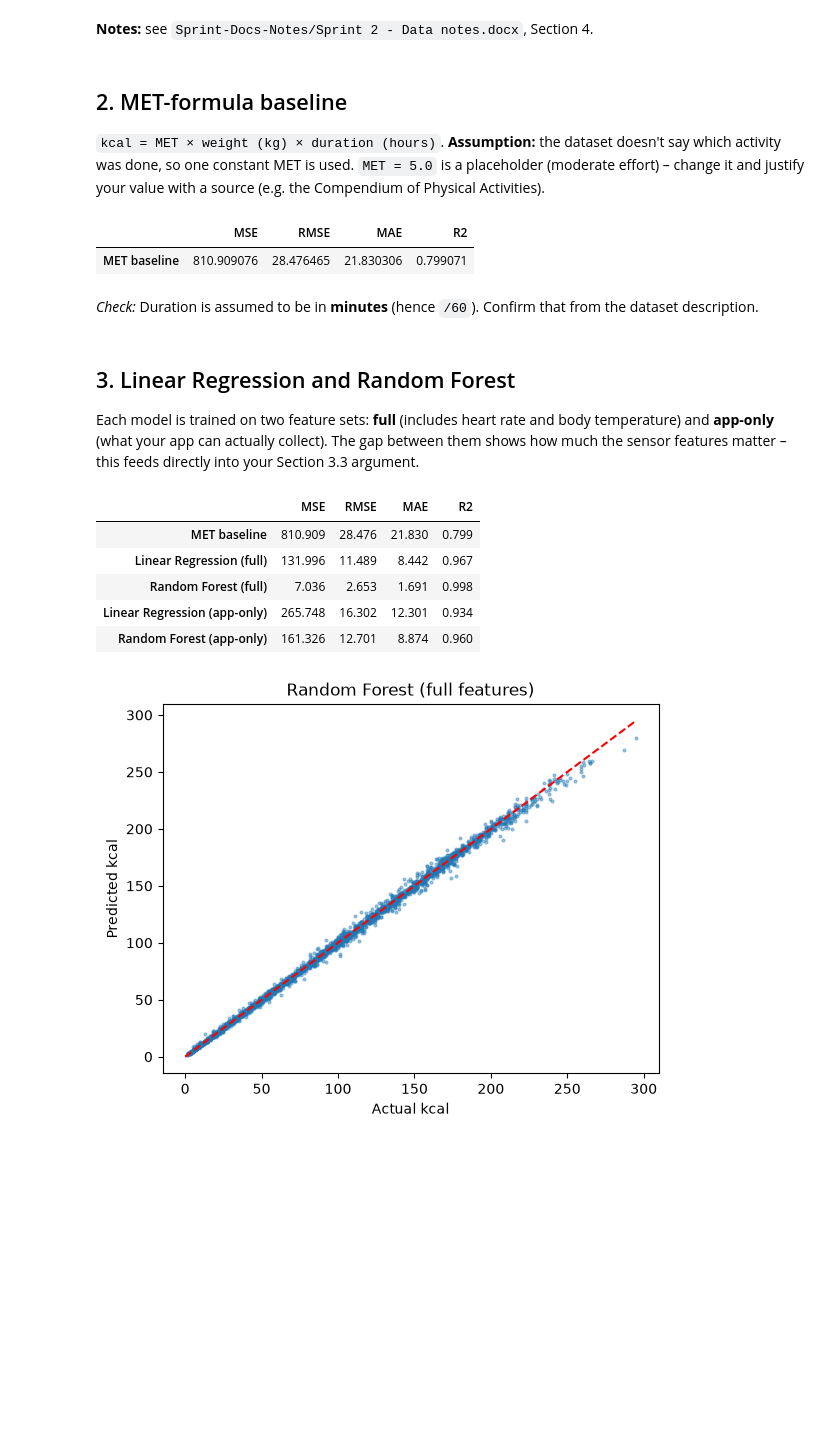
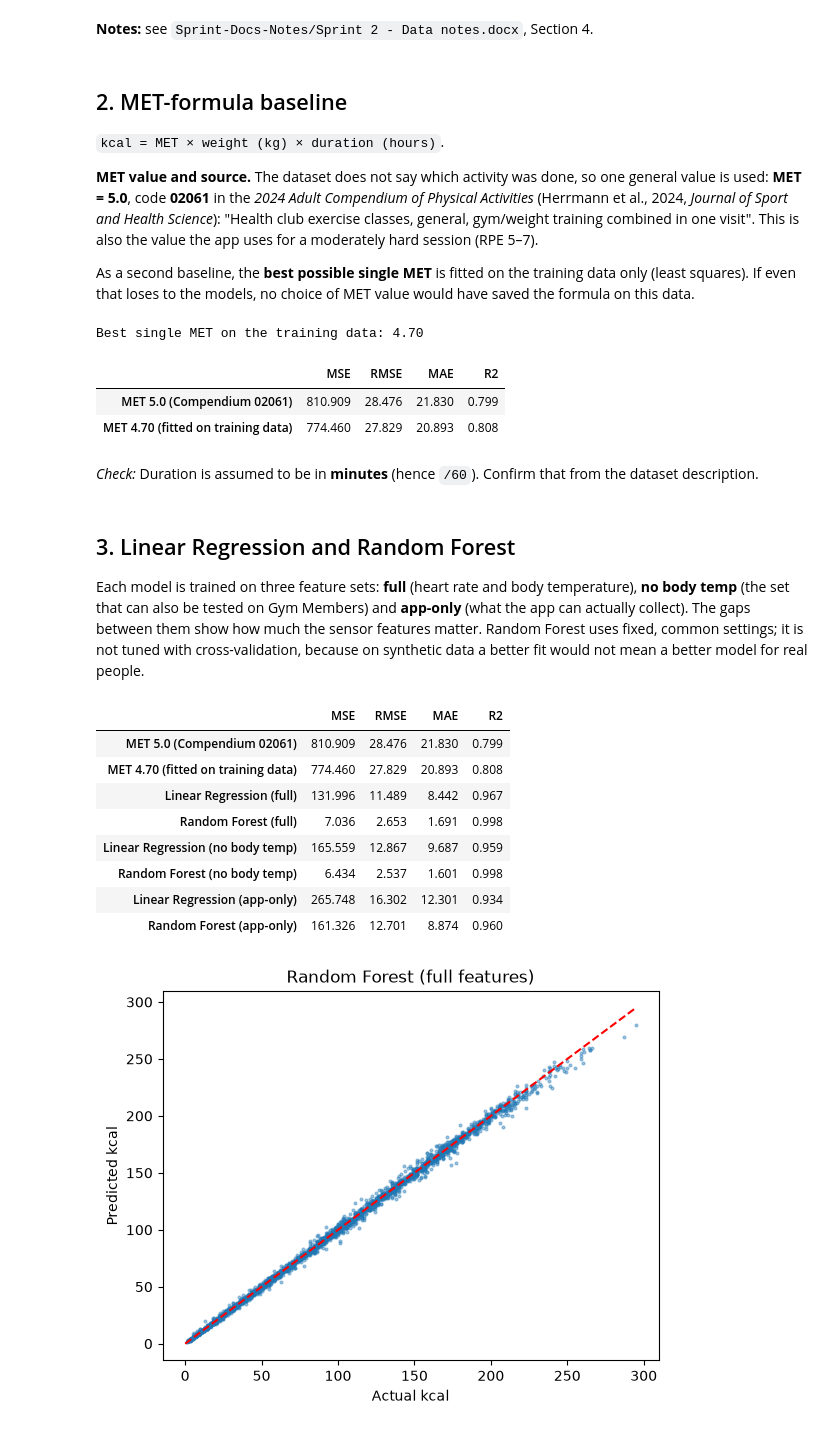
Before and after one commit to gdarslan/AI-GYM-Project, a Jupyter notebook: notebooks/calorie_model_starter.ipynb, the cells around one changed output. Drawn from its saved outputs; the diff is of its cells as text; code cells hidden in the pictures; blank space fills up the shorter version.

```diff
--- a/notebooks/calorie_model_starter.ipynb
+++ b/notebooks/calorie_model_starter.ipynb
@@ -222,11 +222,20 @@ kcal_per_min  Gym median is 2.3x the training median; 32% of Gym rows fall insid
 # %% [markdown]
 ## 2. MET-formula baseline
 `kcal = MET × weight (kg) × duration (hours)`.
-**Assumption:** the dataset doesn't say which activity was done, so one constant MET is used. `MET = 5.0` is a placeholder (moderate effort) – change it and justify your value with a source (e.g. the Compendium of Physical Activities).
+
+**MET value and source.** The dataset does not say which activity was done, so one general value is used:
+**MET = 5.0**, code **02061** in the *2024 Adult Compendium of Physical Activities* (Herrmann et al., 2024,
+*Journal of Sport and Health Science*): "Health club exercise classes, general, gym/weight training combined in one
+visit". This is also the value the app uses for a moderately hard session (RPE 5–7).
+
+As a second baseline, the **best possible single MET** is fitted on the training data only (least squares). If even
+that loses to the models, no choice of MET value would have saved the formula on this data.
 # %%
-MET = 5.0
+MET = 5.0          # 2024 Adult Compendium, code 02061: gym/weight training, general
 FEATURES_FULL = ["Gender", "Age", "Height", "Weight", "Duration", "Heart_Rate", "Body_Temp"]
+FEATURES_NO_TEMP = ["Gender", "Age", "Height", "Weight", "Duration", "Heart_Rate"]   # Gym Members has no body temp
 FEATURES_APP  = ["Gender", "Age", "Height", "Weight", "Duration"]   # what the app can collect without sensors
+FEATURE_SETS = {"full": FEATURES_FULL, "no body temp": FEATURES_NO_TEMP, "app-only": FEATURES_APP}
 TARGET = "Calories"
 
 d = df.copy()
@@ -239,34 +248,52 @@ def scores(y, p):
     return {"MSE": mean_squared_error(y, p), "RMSE": mean_squared_error(y, p) ** .5,
             "MAE": mean_absolute_error(y, p), "R2": r2_score(y, p)}
 
+def met_kcal(rows, met):
+    return met * rows["Weight"] * rows["Duration"] / 60
+
+# best single MET on the training data: least squares through the origin
+x = train["Weight"] * train["Duration"] / 60
+MET_FITTED = float((x * train[TARGET]).sum() / (x ** 2).sum())
+print(f"Best single MET on the training data: {MET_FITTED:.2f}")
+
 results = {}
-results["MET baseline"] = scores(test[TARGET], MET * test["Weight"] * test["Duration"] / 60)
-pd.DataFrame(results).T
+results["MET 5.0 (Compendium 02061)"] = scores(test[TARGET], met_kcal(test, MET))
+results[f"MET {MET_FITTED:.2f} (fitted on training data)"] = scores(test[TARGET], met_kcal(test, MET_FITTED))
+pd.DataFrame(results).T.round(3)
 # %% [output]
+Best single MET on the training data: 4.70
 |  | MSE | RMSE | MAE | R2 |
-| MET baseline | 810.909076 | 28.476465 | 21.830306 | 0.799071 |
+| MET 5.0 (Compendium 02061) | 810.909 | 28.476 | 21.830 | 0.799 |
+| MET 4.70 (fitted on training data) | 774.460 | 27.829 | 20.893 | 0.808 |
 # %% [markdown]
 *Check:* Duration is assumed to be in **minutes** (hence `/60`). Confirm that from the dataset description.
 # %% [markdown]
 ## 3. Linear Regression and Random Forest
-Each model is trained on two feature sets: **full** (includes heart rate and body temperature) and **app-only** (what your app can actually collect). The gap between them shows how much the sensor features matter – this feeds directly into your Section 3.3 argument.
+Each model is trained on three feature sets: **full** (heart rate and body temperature), **no body temp** (the set
+that can also be tested on Gym Members) and **app-only** (what the app can actually collect). The gaps between them
+show how much the sensor features matter. Random Forest uses fixed, common settings; it is not tuned with
+cross-validation, because on synthetic data a better fit would not mean a better model for real people.
 # %%
-models = {"Linear Regression": LinearRegression(),
-          "Random Forest": RandomForestRegressor(n_estimators=200, random_state=RANDOM_STATE, n_jobs=-1)}
-fitted = {}
-for fs_name, feats in [("full", FEATURES_FULL), ("app-only", FEATURES_APP)]:
-    for m_name, m in models.items():
-        m.fit(train[feats], train[TARGET])
-        pred = m.predict(test[feats])
-        results[f"{m_name} ({fs_name})"] = scores(test[TARGET], pred)
-        fitted[(m_name, fs_name)] = pred
+from sklearn.base import clone
+base_models = {"Linear Regression": LinearRegression(),
+               "Random Forest": RandomForestRegressor(n_estimators=200, random_state=RANDOM_STATE, n_jobs=-1)}
+fitted, preds = {}, {}
+for fs_name, feats in FEATURE_SETS.items():
+    for m_name, m in base_models.items():
+        model = clone(m).fit(train[feats], train[TARGET])
+        fitted[(m_name, fs_name)] = model
+        preds[(m_name, fs_name)] = model.predict(test[feats])
+        results[f"{m_name} ({fs_name})"] = scores(test[TARGET], preds[(m_name, fs_name)])
 res = pd.DataFrame(results).T.round(3)
 res
 # %% [output]
 |  | MSE | RMSE | MAE | R2 |
-| MET baseline | 810.909 | 28.476 | 21.830 | 0.799 |
+| MET 5.0 (Compendium 02061) | 810.909 | 28.476 | 21.830 | 0.799 |
+| MET 4.70 (fitted on training data) | 774.460 | 27.829 | 20.893 | 0.808 |
 | Linear Regression (full) | 131.996 | 11.489 | 8.442 | 0.967 |
 | Random Forest (full) | 7.036 | 2.653 | 1.691 | 0.998 |
+| Linear Regression (no body temp) | 165.559 | 12.867 | 9.687 | 0.959 |
+| Random Forest (no body temp) | 6.434 | 2.537 | 1.601 | 0.998 |
 | Linear Regression (app-only) | 265.748 | 16.302 | 12.301 | 0.934 |
 | Random Forest (app-only) | 161.326 | 12.701 | 8.874 | 0.960 |
 # %%
```
Also changed, not shown: parts of 9 cells of this notebook, 22 other files.
